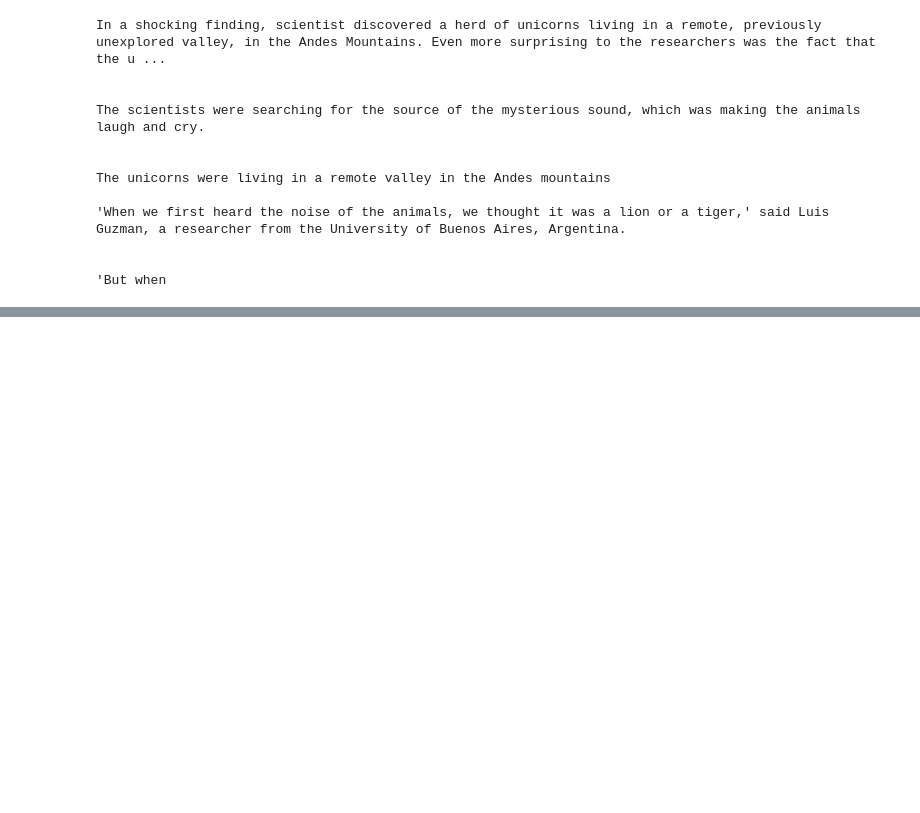
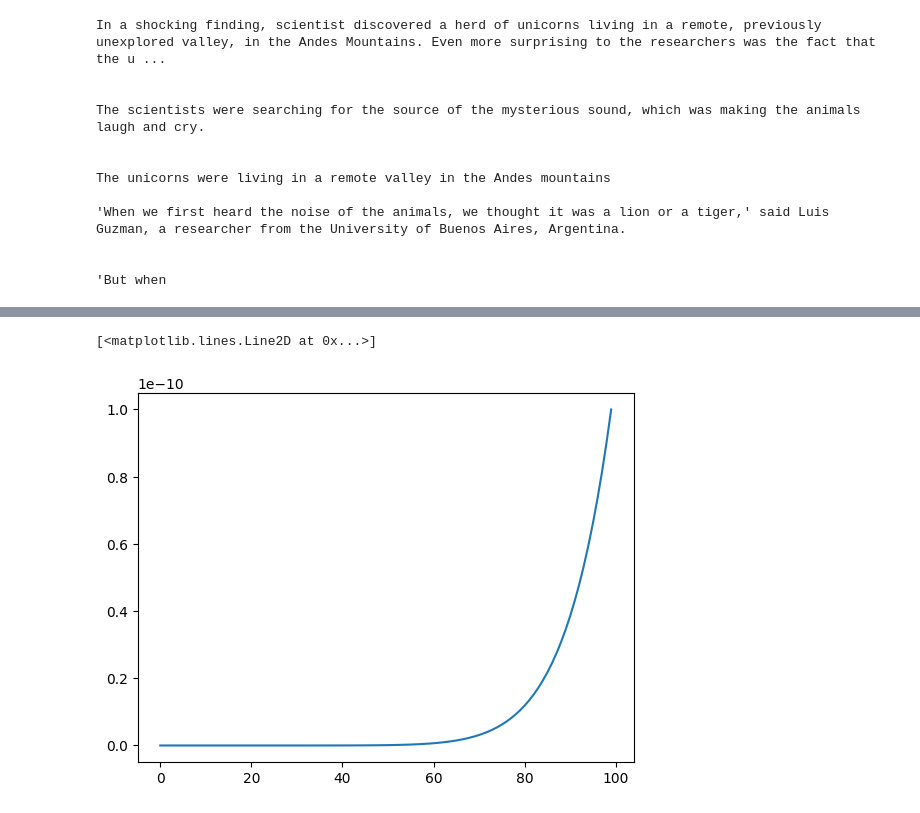
Before and after one commit to matteopilotto/notebooks, a Jupyter notebook: 05_text-generation_mp_v2.ipynb, the cells around one changed output, grey strips where cells are left out. Saved outputs shown, nothing was run; the diff lists cells and outputs as text; code cells hidden in the pictures; blank space fills up the shorter version.

```diff
--- a/05_text-generation_mp_v2.ipynb
+++ b/05_text-generation_mp_v2.ipynb
@@ -245,0 +299,5 @@ with torch.inference_mode():
+# %%
+plt.plot(np.power(np.linspace(10**-10, 10**-1, 100), 10))
+# %% [output]
+[<matplotlib.lines.Line2D at 0x...>]
+[figure, added]
```
Also changed, not shown: parts of 5 cells of this notebook.
